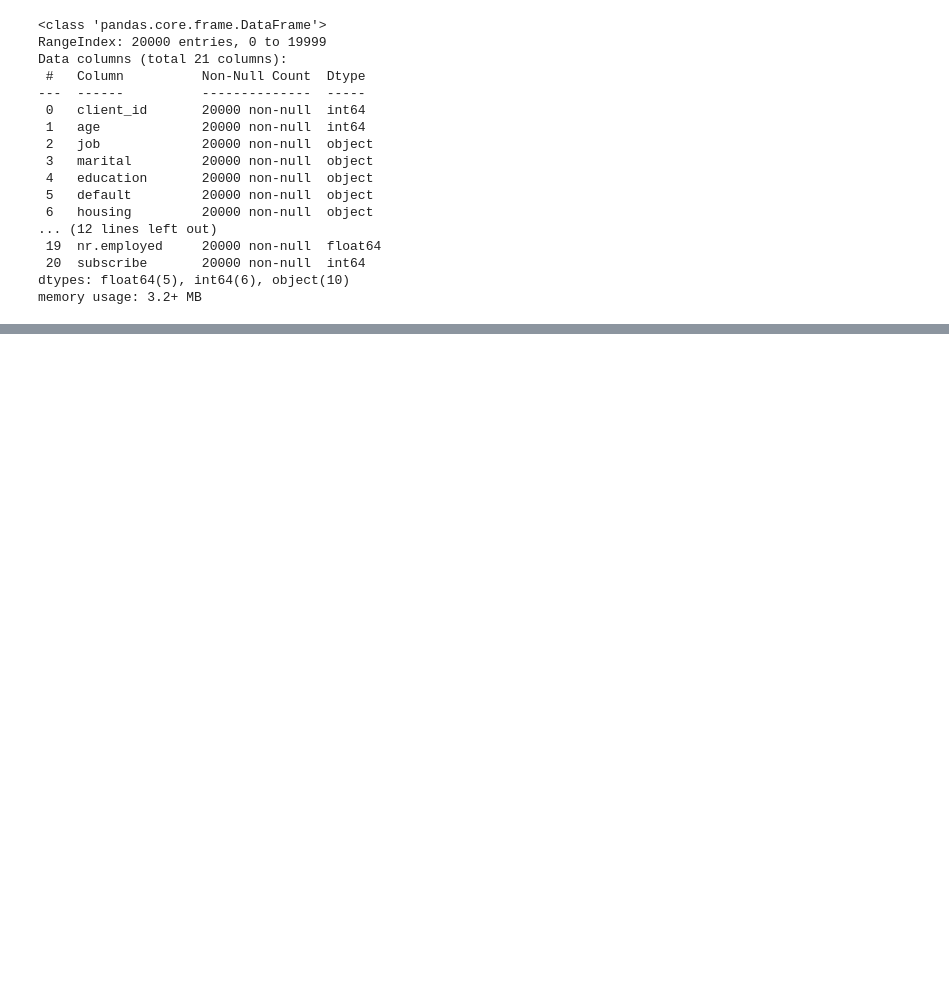
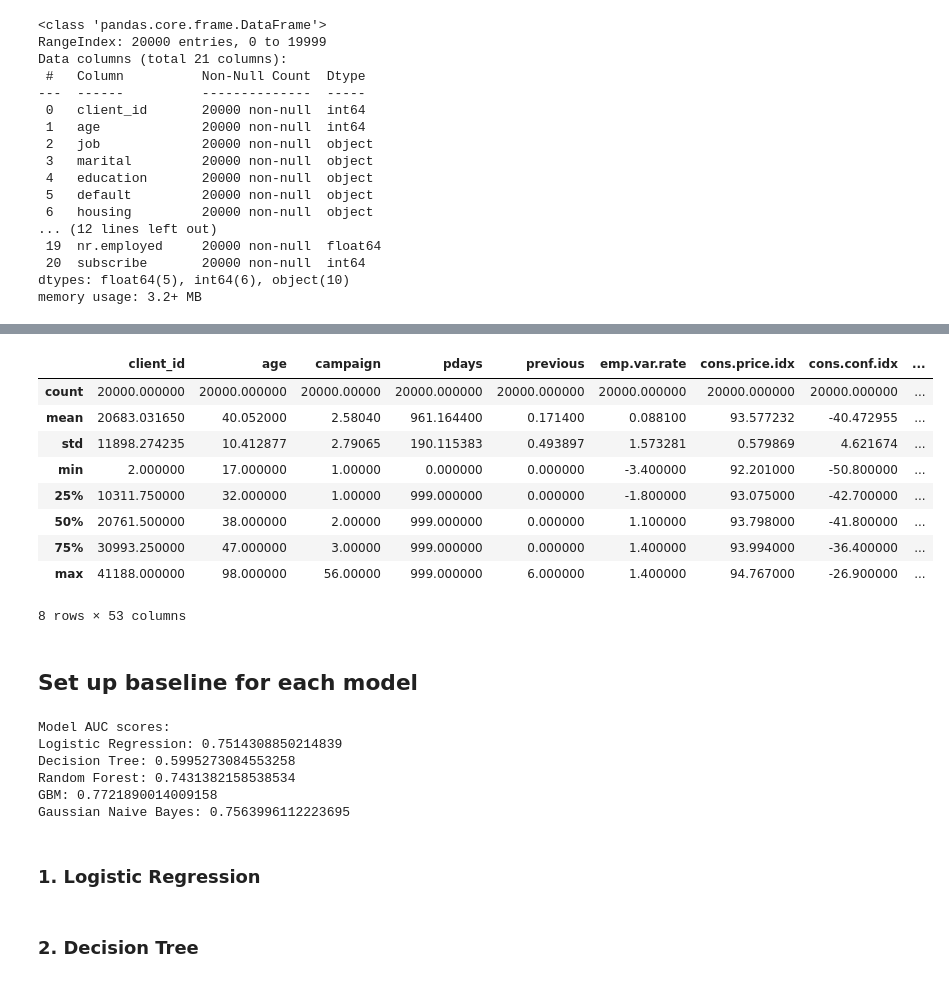
Before and after one commit to mathieu-peran/SML-ML-benchmark, a Jupyter notebook: indiv_project.ipynb, the cells around one changed output, grey strips where cells are left out. Drawn from its saved outputs; the diff is of its cells as text; code cells hidden in the pictures; blank space fills up the shorter version.

Commit message:
Baseline

```diff
--- a/indiv_project.ipynb
+++ b/indiv_project.ipynb
@@ -33,0 +94,15 @@ memory usage: 3.2+ MB
+# %%
+X_encoded.describe()
+# %% [output]
+|  | client_id | age | campaign | pdays | previous | emp.var.rate | cons.price.idx | cons.conf.idx | ... |
+| count | 20000.000000 | 20000.000000 | 20000.00000 | 20000.000000 | 20000.000000 | 20000.000000 | 20000.000000 | 20000.000000 | ... |
+| mean | 20683.031650 | 40.052000 | 2.58040 | 961.164400 | 0.171400 | 0.088100 | 93.577232 | -40.472955 | ... |
+| std | 11898.274235 | 10.412877 | 2.79065 | 190.115383 | 0.493897 | 1.573281 | 0.579869 | 4.621674 | ... |
+| min | 2.000000 | 17.000000 | 1.00000 | 0.000000 | 0.000000 | -3.400000 | 92.201000 | -50.800000 | ... |
+| 25% | 10311.750000 | 32.000000 | 1.00000 | 999.000000 | 0.000000 | -1.800000 | 93.075000 | -42.700000 | ... |
+| 50% | 20761.500000 | 38.000000 | 2.00000 | 999.000000 | 0.000000 | 1.100000 | 93.798000 | -41.800000 | ... |
+| 75% | 30993.250000 | 47.000000 | 3.00000 | 999.000000 | 0.000000 | 1.400000 | 93.994000 | -36.400000 | ... |
+| max | 41188.000000 | 98.000000 | 56.00000 | 999.000000 | 6.000000 | 1.400000 | 94.767000 | -26.900000 | ... |
+8 rows × 53 columns
+# %% [markdown]
+## Set up baseline for each model
@@ -33,0 +120,29 @@ memory usage: 3.2+ MB
+# %%
+# Dictionary to store the AUC scores
+model_auc_scores = {}
+
+for name, model in models.items():
+    # Fit the model on the training data
+    model.fit(X_train, y_train)
+
+    # Predict probabilities for the test data
+    y_probs = model.predict_proba(X_test)[:, 1]  # get the probabilities for the positive class
+
+    # Calculate the AUC score
+    auc = roc_auc_score(y_test, y_probs)
+    model_auc_scores[name] = auc
+
+print("Model AUC scores:")
+for name, auc in model_auc_scores.items():
+    print(f"{name}: {auc}")
+# %% [output]
+Model AUC scores:
+Logistic Regression: 0.7514308850214839
+Decision Tree: 0.5995273084553258
+Random Forest: 0.7431382158538534
+GBM: 0.7721890014009158
+Gaussian Naive Bayes: 0.7563996112223695
+# %% [markdown]
+### 1. Logistic Regression
+# %% [markdown]
+### 2. Decision Tree
```
Also changed, not shown: parts of 13 cells of this notebook.
